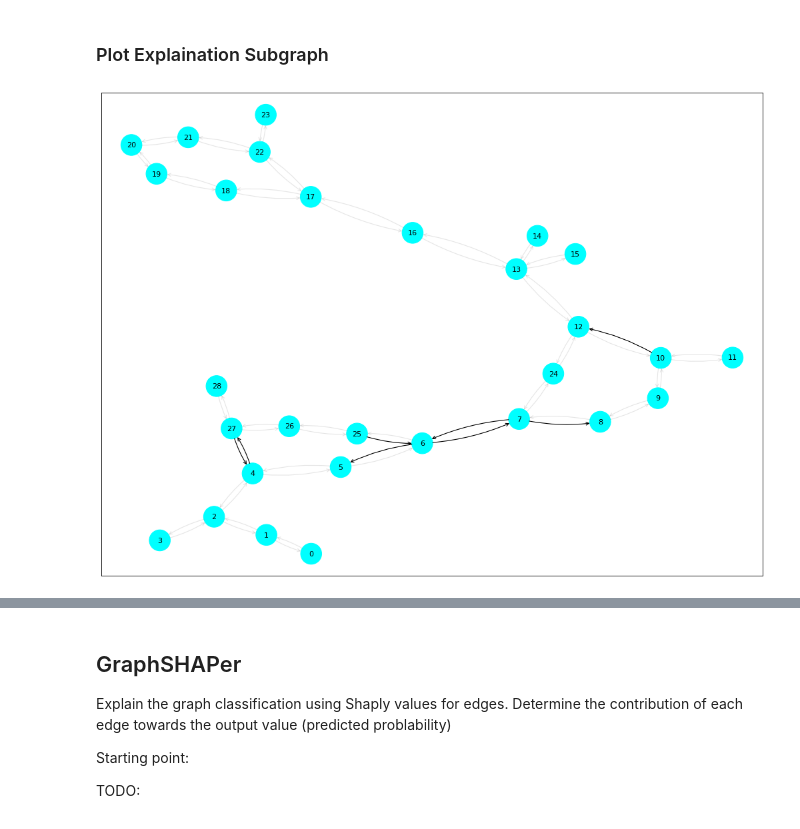
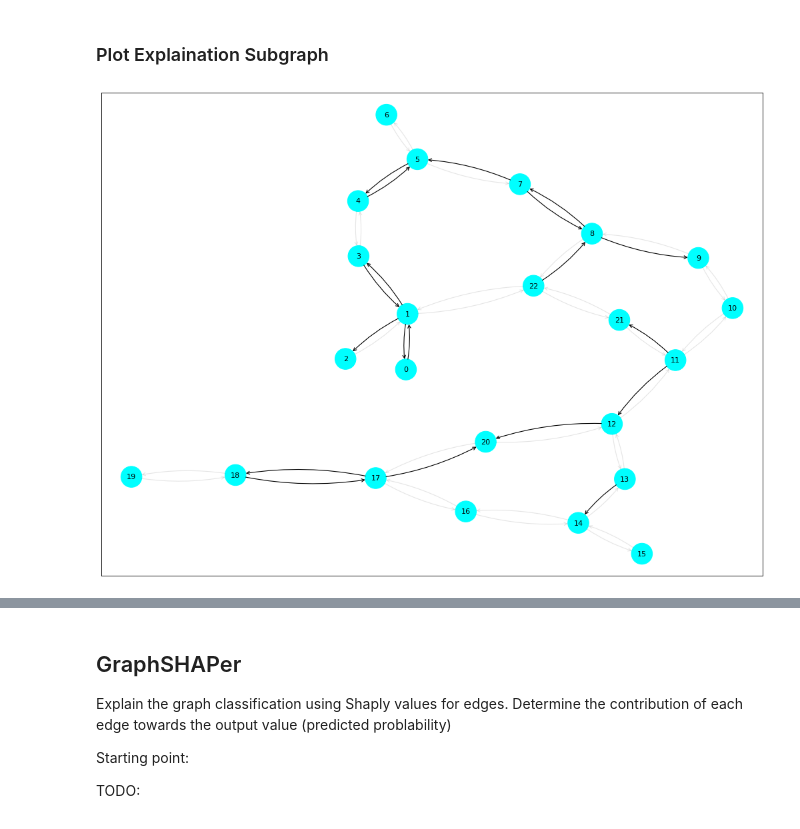
Before and after one commit to AndMastro/EdgeSHAPer, a Jupyter notebook: src/explain_single_target.ipynb, the cells around one changed output, grey strips where cells are left out. Drawn from its saved outputs; the diff is of its cells as text; code cells hidden in the pictures.

Commit message:
Implemented no shared vs random cpd

```diff
--- a/src/explain_single_target.ipynb
+++ b/src/explain_single_target.ipynb
@@ -8,7 +8,7 @@ import numpy as np
 %matplotlib inline
 # %%
 DATASET_TYPE = "single" #"single"
-DATASET_NAME = "chembl29_predicting_target_P14416_P42336"
+DATASET_NAME = "chembl29_predicting_target_P14416_P42336_target_2_vs_random_cpds"
 CSV_DATA_PATH = "../data/"+ DATASET_NAME + ".csv"
 
 smiles_df = pd.read_csv(CSV_DATA_PATH, sep = ",")
@@ -256,7 +256,7 @@ model = GCN(hidden_channels=256).to(device)
 lr = lr=1e-3
 
 optimizer = torch.optim.Adam(model.parameters(), lr=lr)
-epochs = 10
+epochs = 100
 criterion = torch.nn.CrossEntropyLoss()
 
 def train():
@@ -330,13 +336,13 @@ node_feat_mask, edge_mask = explainer.explain_graph(x, edge_index)
 # %%
 from matplotlib.pyplot import figure
 
 figure(figsize=(16, 12), dpi=80)
-threshold = 0.8
+threshold = 0.75
 edge_mask = edge_mask.to("cpu")
 ax, G = explainer.visualize_subgraph(edge_index = edge_index, edge_mask = edge_mask, node_idx = -1, y=None, threshold=threshold)
 plt.show()
 # %% [output]
-[figure, old version]
+[figure, new version]
 # %%
 hard_edge_mask = (edge_mask >= threshold).to(torch.float)
 hard_edge_mask.shape
```
Also changed, not shown: parts of 6 cells of this notebook, 4 other files.
